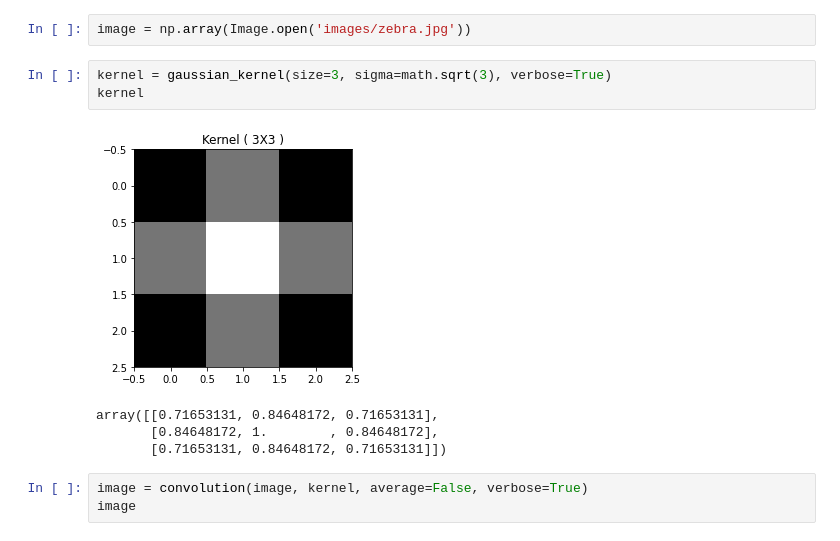
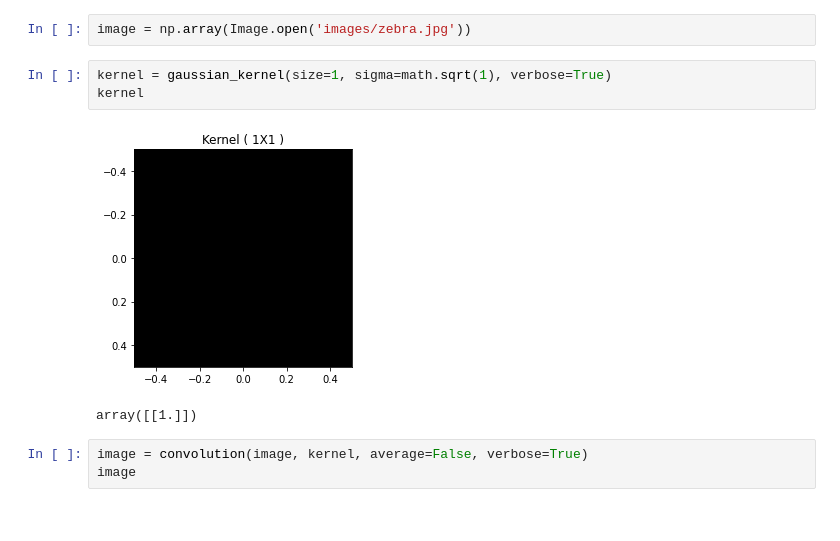
Before and after one commit to Dadajon/coursework, a Jupyter notebook: fall-2020/advanced-image-processing/assignment2/playground.ipynb, the cells around one changed output. Drawn from its saved outputs; the diff is of its cells as text.

```diff
--- a/fall-2020/advanced-image-processing/assignment2/playground.ipynb
+++ b/fall-2020/advanced-image-processing/assignment2/playground.ipynb
@@ -56,13 +56,11 @@ from sobel import sobel_edge_detection
 # %%
 image = np.array(Image.open('images/zebra.jpg'))
 # %%
-kernel = gaussian_kernel(size=3, sigma=math.sqrt(3), verbose=True)
+kernel = gaussian_kernel(size=1, sigma=math.sqrt(1), verbose=True)
 kernel
 # %% [output]
-[figure, old version]
+[figure, new version]
-array([[0.71653131, 0.84648172, 0.71653131],
-       [0.84648172, 1.        , 0.84648172],
-       [0.71653131, 0.84648172, 0.71653131]])
+array([[1.]])
 # %%
 image = convolution(image, kernel, average=False, verbose=True)
 image
```
Also changed, not shown: parts of 10 cells of this notebook.
